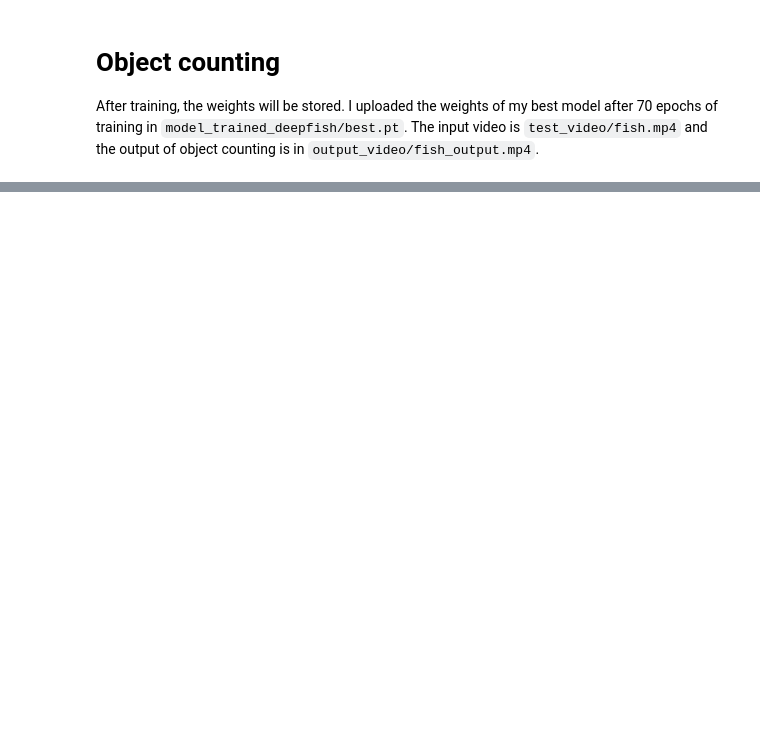
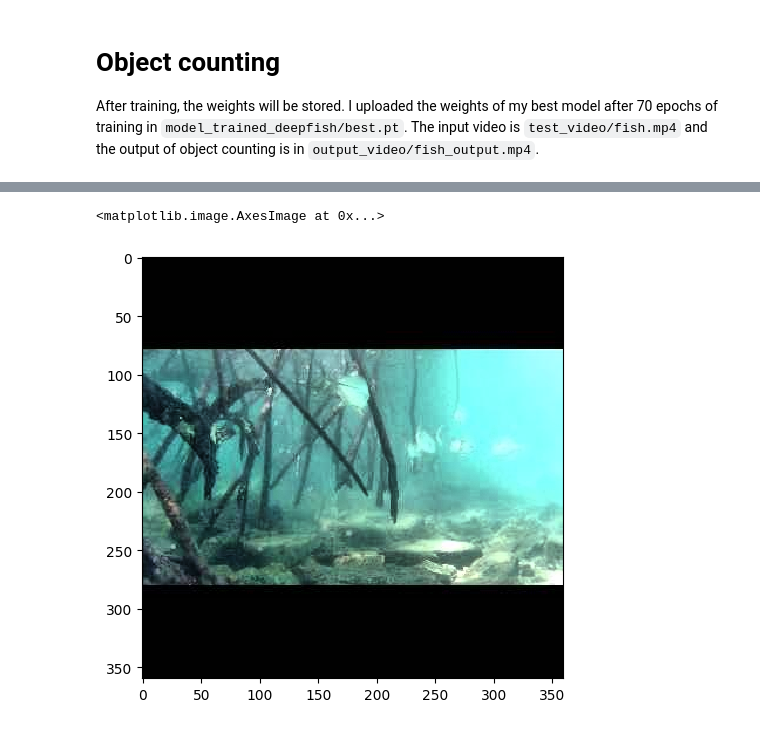
Before and after one commit to facingfrost/deepfish-detection, a Jupyter notebook: deep_fish_v2.ipynb, the cells around one changed output, grey strips where cells are left out. Cells and saved outputs as stored; diff of their text form; code cells hidden in the pictures; blank space fills up the shorter version.

```diff
--- a/deep_fish_v2.ipynb
+++ b/deep_fish_v2.ipynb
@@ -180,0 +444,2 @@ Video frame is empty or video processing has been successfully completed.
+# %%
+image = ski.io.imread('./datasets/images/train/7117_Caranx_sexfasciatus_juvenile_f000000_jpg.rf.4d67296de04ef75f519c841c5ae90c14_contrast.jpg')
@@ -180,0 +459,4 @@ Video frame is empty or video processing has been successfully completed.
+# %%
+eq_img = ski.exposure.equalize_adapthist(image, kernel_size=None, clip_limit=0.01, nbins=256)
+print(eq_img.shape)
+eq_img[:3]
@@ -180,0 +482,5 @@ Video frame is empty or video processing has been successfully completed.
+# %%
+ski.io.imshow(ski.img_as_ubyte(eq_img))
+# %% [output]
+<matplotlib.image.AxesImage at 0x...>
+[figure, added]
```
Also changed, not shown: parts of 42 cells of this notebook.
